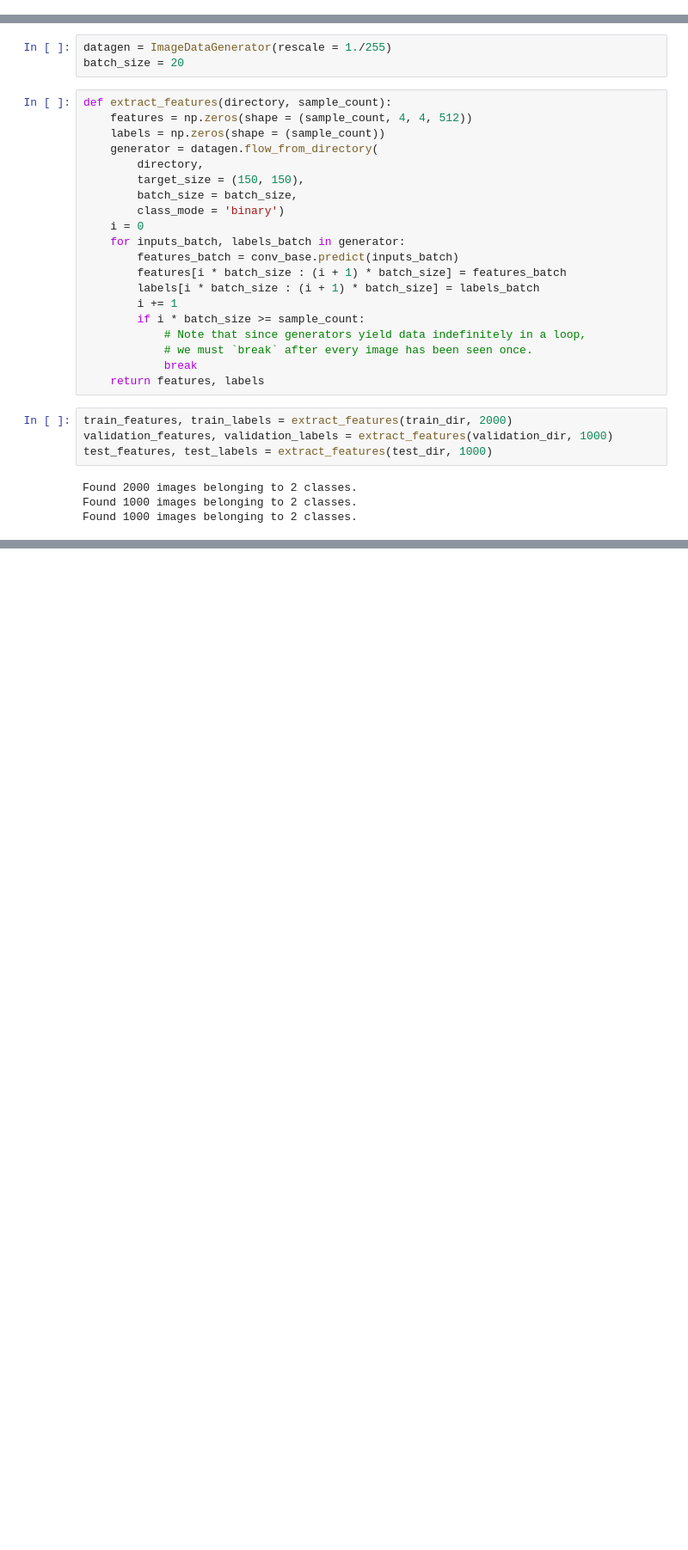
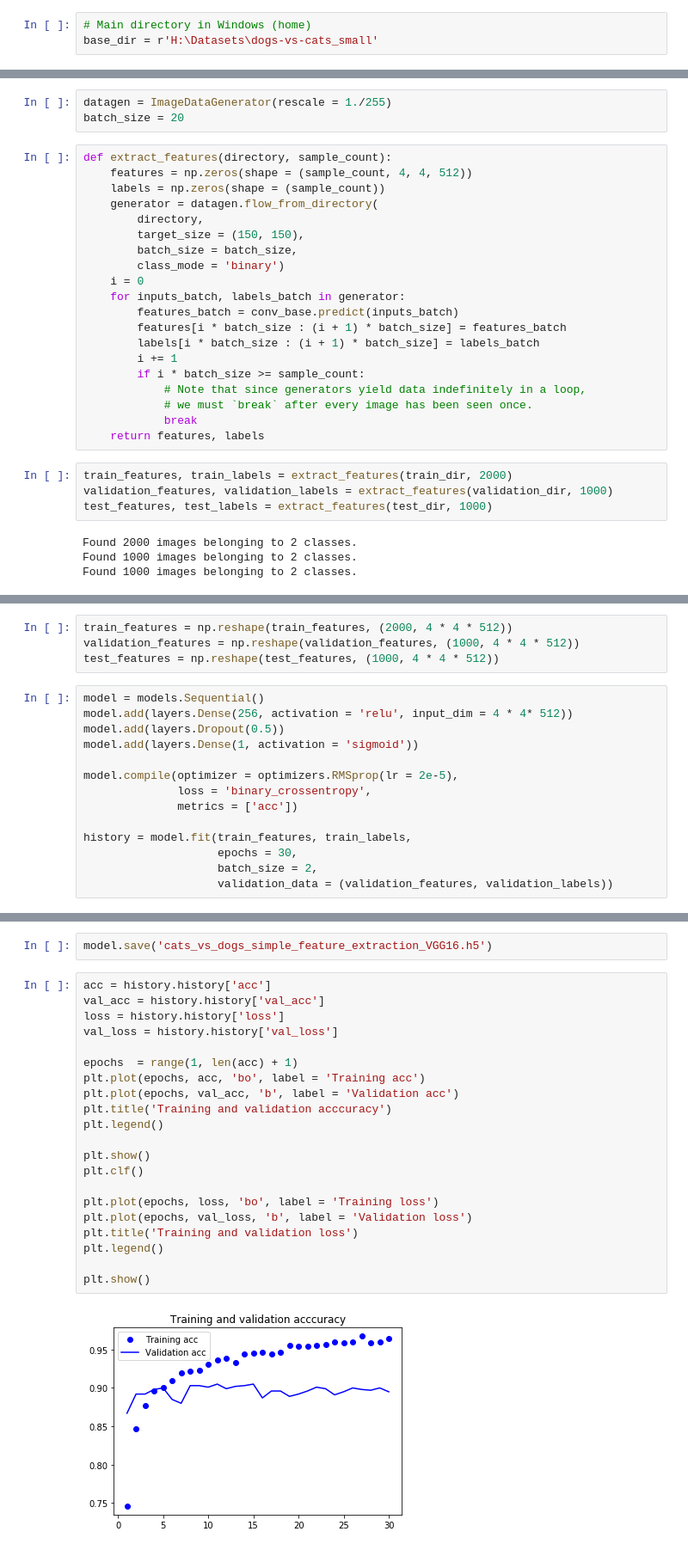
Before and after one commit to Gooogr/Coursera_Advanced_Machine_Learning, a Jupyter notebook: Playground/Some stuff from 'Deep learning, Sholle'/Chapter 4. Cats vs Dogs. Pre-trained CNN.ipynb, the cells around one changed output, grey strips where cells are left out. Shown: that part at 86% size. Cells and saved outputs as stored; diff of their text form; blank space fills up the shorter version.

Commit message:
Finished all CNN models from chapter 4

```diff
--- a/Playground/Some stuff from 'Deep learning, Sholle'/Chapter 4. Cats vs Dogs. Pre-trained CNN.ipynb
+++ b/Playground/Some stuff from 'Deep learning, Sholle'/Chapter 4. Cats vs Dogs. Pre-trained CNN.ipynb
@@ -52,3 +59,6 @@ base_dir = r'C:\Users\g.gusarov\Desktop\Datasets\dogs-vs-cats_small'
+# %%
+# Main directory in Windows (home)
+base_dir = r'H:\Datasets\dogs-vs-cats_small'
 # %%
 train_dir = os.path.join(base_dir, 'train')
 validation_dir = os.path.join(base_dir, 'validation')
@@ -93,0 +114,18 @@ Found 1000 images belonging to 2 classes.
+# %%
+train_features = np.reshape(train_features, (2000, 4 * 4 * 512))
+validation_features = np.reshape(validation_features, (1000, 4 * 4 * 512))
+test_features = np.reshape(test_features, (1000, 4 * 4 * 512))
+# %%
+model = models.Sequential()
+model.add(layers.Dense(256, activation = 'relu', input_dim = 4 * 4* 512))
+model.add(layers.Dropout(0.5))
+model.add(layers.Dense(1, activation = 'sigmoid'))
+
+model.compile(optimizer = optimizers.RMSprop(lr = 2e-5),
+              loss = 'binary_crossentropy',
+              metrics = ['acc'])
+
+history = model.fit(train_features, train_labels,
+                    epochs = 30,
+                    batch_size = 2,
+                    validation_data = (validation_features, validation_labels))
@@ -93,0 +150,25 @@ Found 1000 images belonging to 2 classes.
+# %%
+model.save('cats_vs_dogs_simple_feature_extraction_VGG16.h5')
+# %%
+acc = history.history['acc']
+val_acc = history.history['val_acc']
+loss = history.history['loss']
+val_loss = history.history['val_loss']
+
+epochs  = range(1, len(acc) + 1)
+plt.plot(epochs, acc, 'bo', label = 'Training acc')
+plt.plot(epochs, val_acc, 'b', label = 'Validation acc')
+plt.title('Training and validation acccuracy')
+plt.legend()
+
+plt.show()
+plt.clf()
+
+plt.plot(epochs, loss, 'bo', label = 'Training loss')
+plt.plot(epochs, val_loss, 'b', label = 'Validation loss')
+plt.title('Training and validation loss')
+plt.legend()
+
+plt.show()
+# %% [output]
+[figure, added]
```
Also changed, not shown: parts of 27 cells of this notebook, 8 other files.
